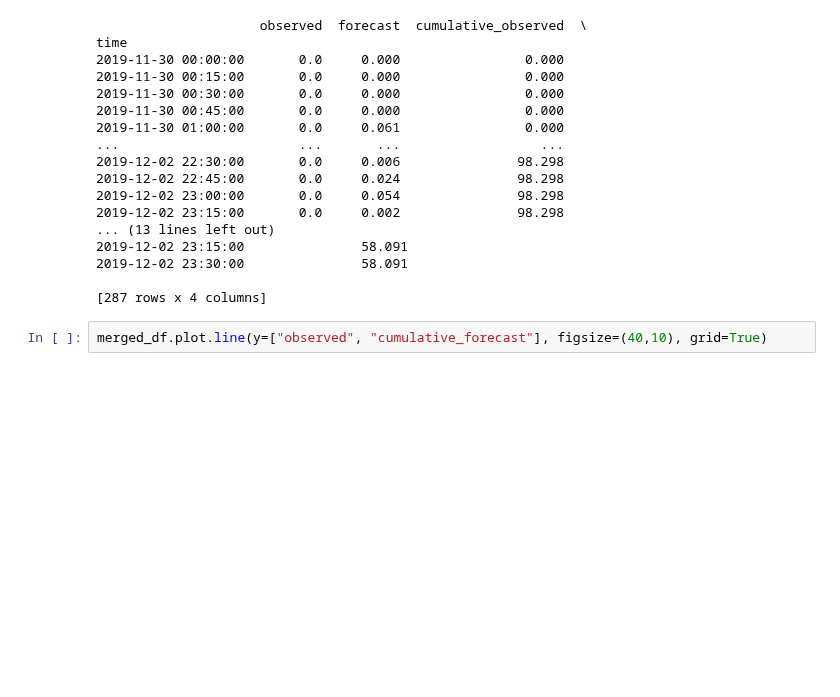
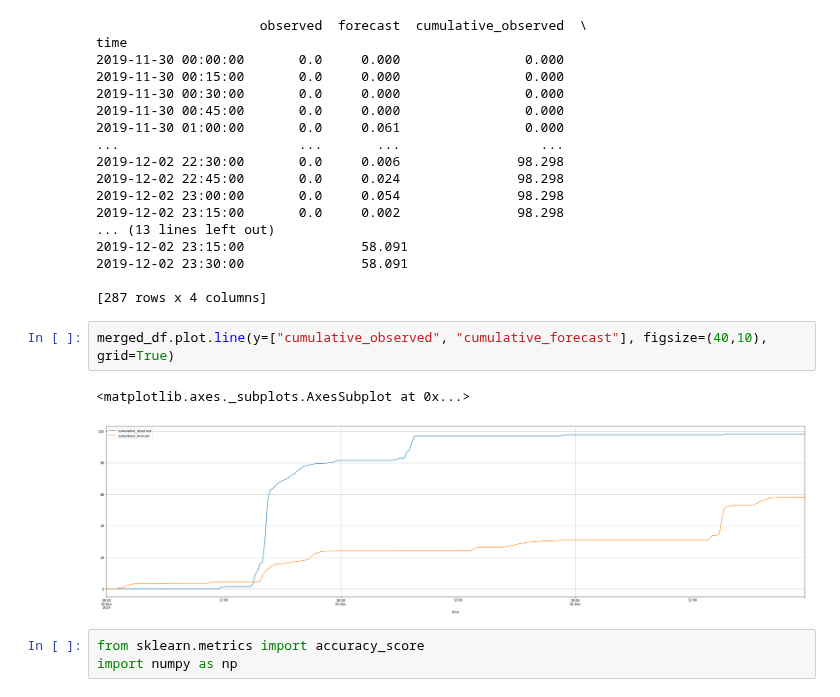
Before and after one commit to CUrW-SL/DSS-Framework, a Jupyter notebook: jupyter_notebooks/Water-level forecast.ipynb, the cells around one changed output. Saved outputs shown, nothing was run; the diff lists cells and outputs as text; blank space fills up the shorter version.

Commit message:
plot cumulative diff of forecast and observed

```diff
--- a/jupyter_notebooks/Water-level forecast.ipynb
+++ b/jupyter_notebooks/Water-level forecast.ipynb
@@ -307,4 +307,10 @@ time
 
 [287 rows x 4 columns]
 # %%
-merged_df.plot.line(y=["observed", "cumulative_forecast"], figsize=(40,10), grid=True)
+merged_df.plot.line(y=["cumulative_observed", "cumulative_forecast"], figsize=(40,10), grid=True)
+# %% [output]
+<matplotlib.axes._subplots.AxesSubplot at 0x...>
+[figure, added]
+# %%
+from sklearn.metrics import accuracy_score
+import numpy as np
```
Also changed, not shown: parts of 10 cells of this notebook.
